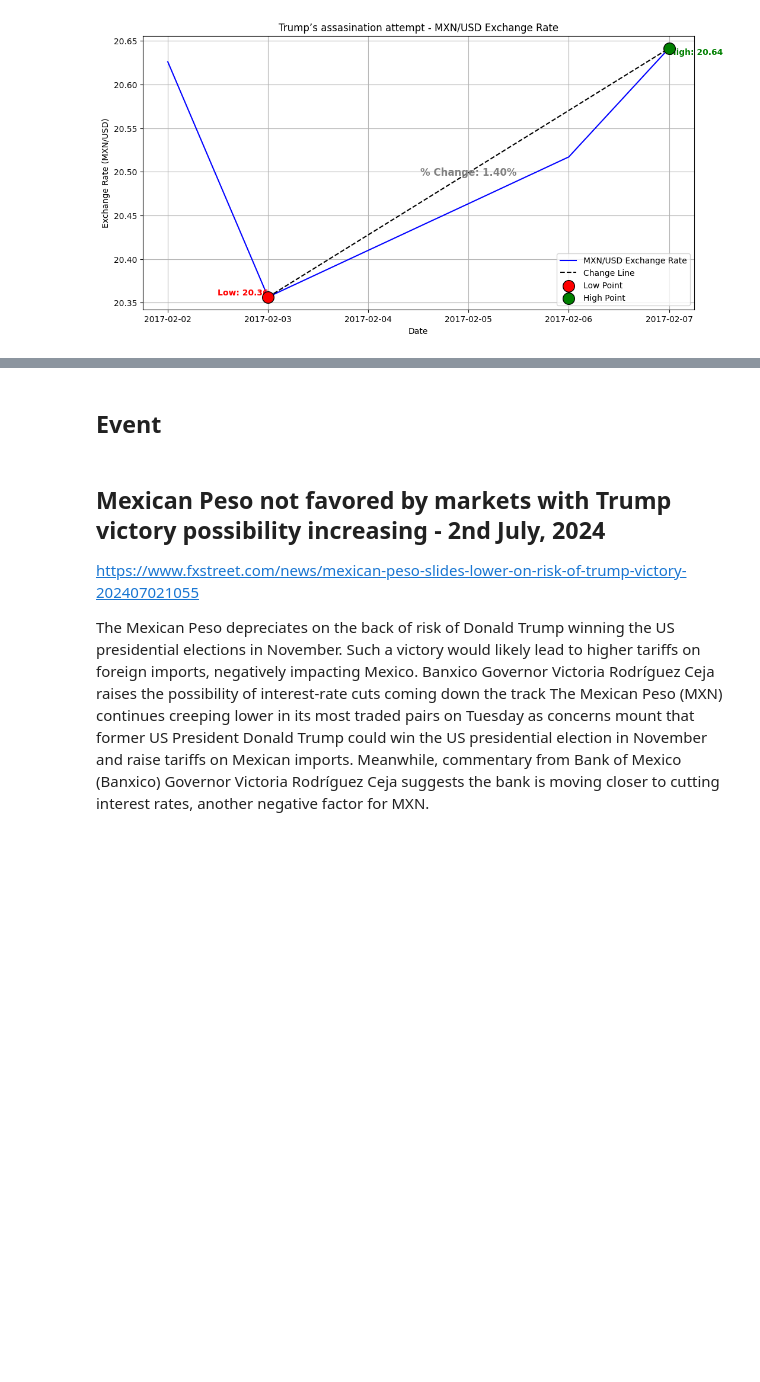
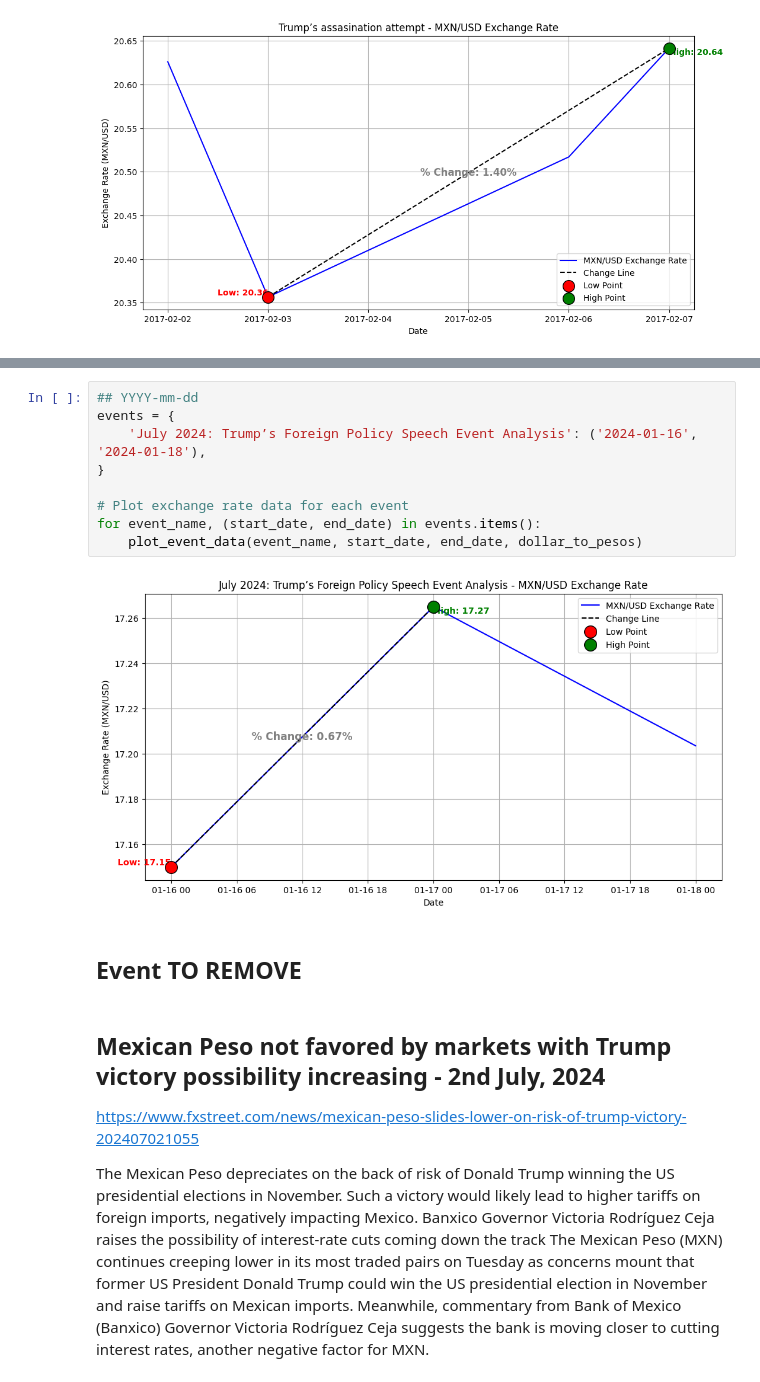
Before and after one commit to Nakiyah24/Trump-Analysis, a Jupyter notebook: Analysis.ipynb, the cells around one changed output, grey strips where cells are left out. Drawn from its saved outputs; the diff is of its cells as text; blank space fills up the shorter version.

```diff
--- a/Analysis.ipynb
+++ b/Analysis.ipynb
@@ -242,5 +259,16 @@ for event_name, (start_date, end_date) in events.items():
+# %%
+## YYYY-mm-dd
+events = {
+    'July 2024: Trump’s Foreign Policy Speech Event Analysis': ('2024-01-16', '2024-01-18'),
+}
+
+# Plot exchange rate data for each event
+for event_name, (start_date, end_date) in events.items():
+    plot_event_data(event_name, start_date, end_date, dollar_to_pesos)
+# %% [output]
+[figure, added]
 # %% [markdown]
-## Event
+## Event TO REMOVE
 # %% [markdown]
 ## Mexican Peso not favored by markets with Trump victory possibility increasing - 2nd July, 2024
 
```
Also changed, not shown: parts of 4 cells of this notebook, 2 other files.
